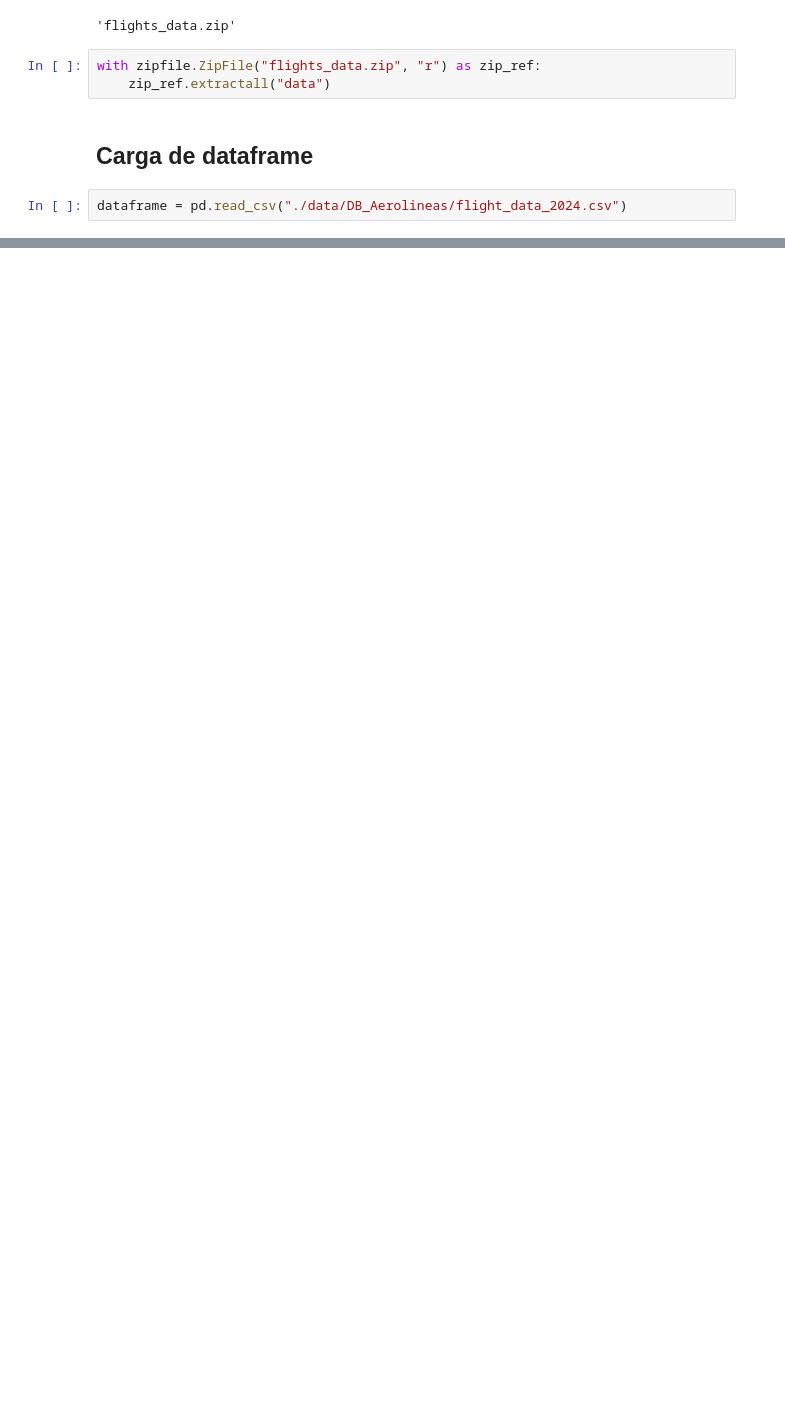
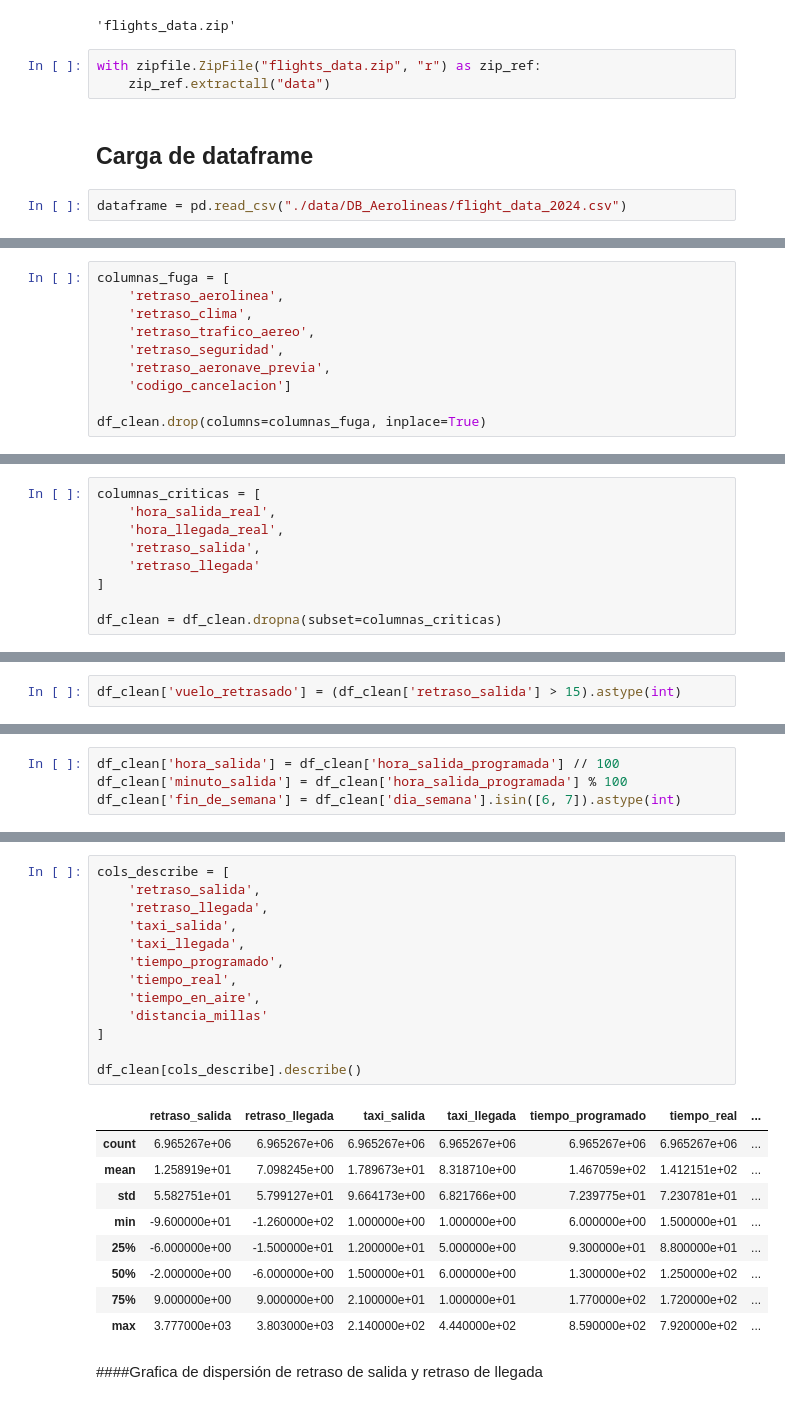
Before and after one commit to d4nye1/flight_on_time_mvp_H12-25-L-Equipo33, a Jupyter notebook: data-science/DataScience.ipynb, the cells around one changed output, grey strips where cells are left out. Saved outputs shown, nothing was run; the diff lists cells and outputs as text; blank space fills up the shorter version.

```diff
--- a/data-science/DataScience.ipynb
+++ b/data-science/DataScience.ipynb
@@ -65,0 +321,10 @@ dataframe.head()
+# %%
+columnas_fuga = [
+    'retraso_aerolinea',
+    'retraso_clima',
+    'retraso_trafico_aereo',
+    'retraso_seguridad',
+    'retraso_aeronave_previa',
+    'codigo_cancelacion']
+
+df_clean.drop(columns=columnas_fuga, inplace=True)
@@ -65,0 +347,9 @@ dataframe.head()
+# %%
+columnas_criticas = [
+    'hora_salida_real',
+    'hora_llegada_real',
+    'retraso_salida',
+    'retraso_llegada'
+]
+
+df_clean = df_clean.dropna(subset=columnas_criticas)
@@ -65,0 +367,2 @@ dataframe.head()
+# %%
+df_clean['vuelo_retrasado'] = (df_clean['retraso_salida'] > 15).astype(int)
@@ -65,0 +375,4 @@ dataframe.head()
+# %%
+df_clean['hora_salida'] = df_clean['hora_salida_programada'] // 100
+df_clean['minuto_salida'] = df_clean['hora_salida_programada'] % 100
+df_clean['fin_de_semana'] = df_clean['dia_semana'].isin([6, 7]).astype(int)
@@ -65,0 +414,25 @@ dataframe.head()
+# %%
+cols_describe = [
+    'retraso_salida',
+    'retraso_llegada',
+    'taxi_salida',
+    'taxi_llegada',
+    'tiempo_programado',
+    'tiempo_real',
+    'tiempo_en_aire',
+    'distancia_millas'
+]
+
+df_clean[cols_describe].describe()
+# %% [output]
+|  | retraso_salida | retraso_llegada | taxi_salida | taxi_llegada | tiempo_programado | tiempo_real | ... |
+| count | 6.965267e+06 | 6.965267e+06 | 6.965267e+06 | 6.965267e+06 | 6.965267e+06 | 6.965267e+06 | ... |
+| mean | 1.258919e+01 | 7.098245e+00 | 1.789673e+01 | 8.318710e+00 | 1.467059e+02 | 1.412151e+02 | ... |
+| std | 5.582751e+01 | 5.799127e+01 | 9.664173e+00 | 6.821766e+00 | 7.239775e+01 | 7.230781e+01 | ... |
+| min | -9.600000e+01 | -1.260000e+02 | 1.000000e+00 | 1.000000e+00 | 6.000000e+00 | 1.500000e+01 | ... |
+| 25% | -6.000000e+00 | -1.500000e+01 | 1.200000e+01 | 5.000000e+00 | 9.300000e+01 | 8.800000e+01 | ... |
+| 50% | -2.000000e+00 | -6.000000e+00 | 1.500000e+01 | 6.000000e+00 | 1.300000e+02 | 1.250000e+02 | ... |
+| 75% | 9.000000e+00 | 9.000000e+00 | 2.100000e+01 | 1.000000e+01 | 1.770000e+02 | 1.720000e+02 | ... |
+| max | 3.777000e+03 | 3.803000e+03 | 2.140000e+02 | 4.440000e+02 | 8.590000e+02 | 7.920000e+02 | ... |
+# %% [markdown]
+####Grafica de dispersión de retraso de salida y retraso de llegada
```
Also changed, not shown: parts of 77 cells of this notebook.
